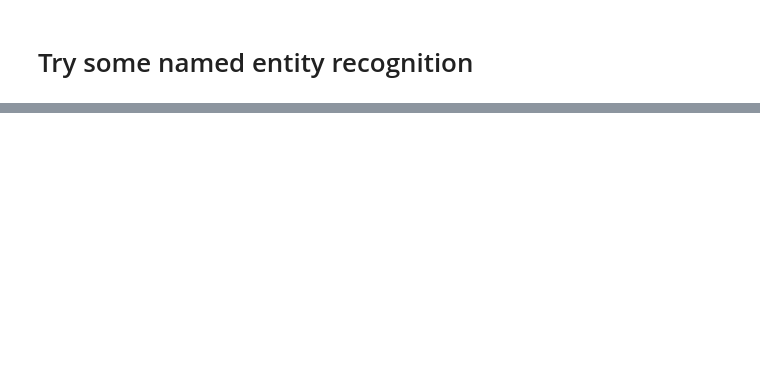
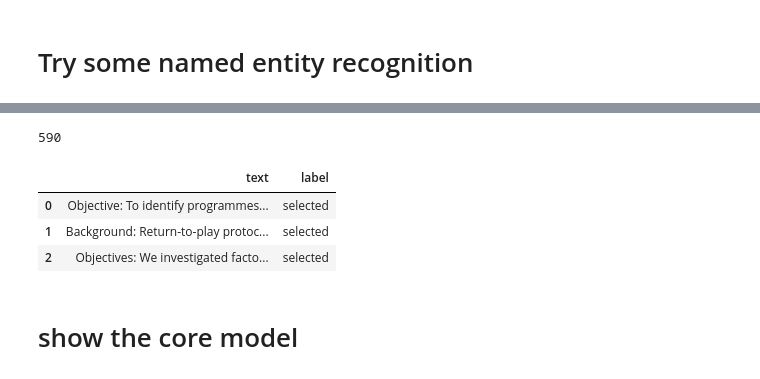
Before and after one commit to IanMulvany/abstract_classifier, a Jupyter notebook: data_analysis.ipynb, the cells around one changed output, grey strips where cells are left out. Drawn from its saved outputs; the diff is of its cells as text; code cells hidden in the pictures; blank space fills up the shorter version.

```diff
--- a/data_analysis.ipynb
+++ b/data_analysis.ipynb
@@ -67,0 +95,6 @@ trainDF = pandas.DataFrame()
+# %%
+entity_abstracts = []
+for abstract in abstracts:
+    doc = nlp(abstract)
+    entity_abstract = doc.ents
+    entity_abstracts.append(entity_abstract)
@@ -95,0 +579,28 @@ Introduction ENTITY : Early infant ENTITY diagnosis ENTITY ( EID ENTITY ) of Hum
+# %%
+unique_accepted_clean_training_abstracts_short = unique_accepted_clean_training_abstracts[0:590]
+# %%
+len(unique_accepted_clean_training_abstracts_short)
+# %% [output]
+590
+# %%
+# Combine our data into two lists, one with abstracts, and the other with the labels.
+labels_clean_training = []
+abstracts_clean_training = []
+for abstract in unique_accepted_clean_training_abstracts_short:
+    abstracts_clean_training.append(abstract)
+    labels_clean_training.append("selected")
+for abstract in unique_rejected_clean_training:
+    abstracts_clean_training.append(abstract)
+    labels_clean_training.append("rejected")
+# %%
+# create the data frame
+trainCleanBalancedDF = pandas.DataFrame()
+trainCleanBalancedDF['text'] = abstracts_clean_training
+trainCleanBalancedDF['label'] = labels_clean_training
+# %%
+trainCleanBalancedDF[0:3]
+# %% [output]
+|  | text | label |
+| 0 | Objective: To identify programmes... | selected |
+| 1 | Background: Return-to-play protoc... | selected |
+| 2 | Objectives: We investigated facto... | selected |
@@ -95,0 +620,2 @@ Introduction ENTITY : Early infant ENTITY diagnosis ENTITY ( EID ENTITY ) of Hum
+# %% [markdown]
+# show the core model
```
Also changed, not shown: parts of 99 cells of this notebook, 3 other files.
